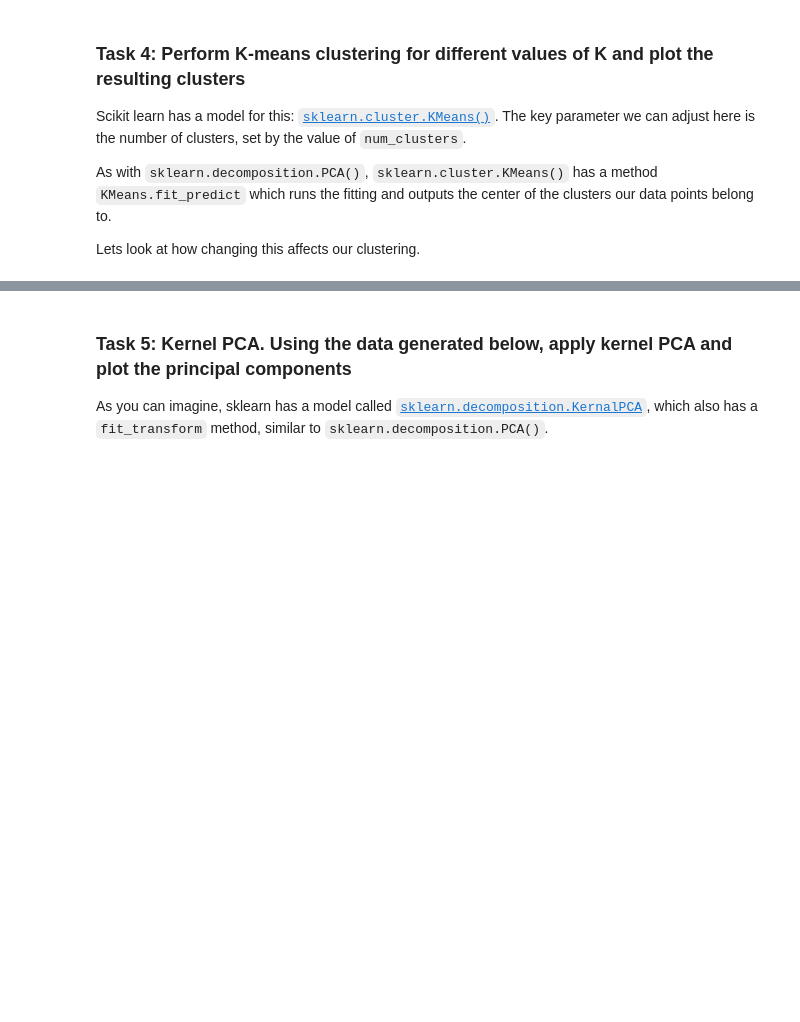
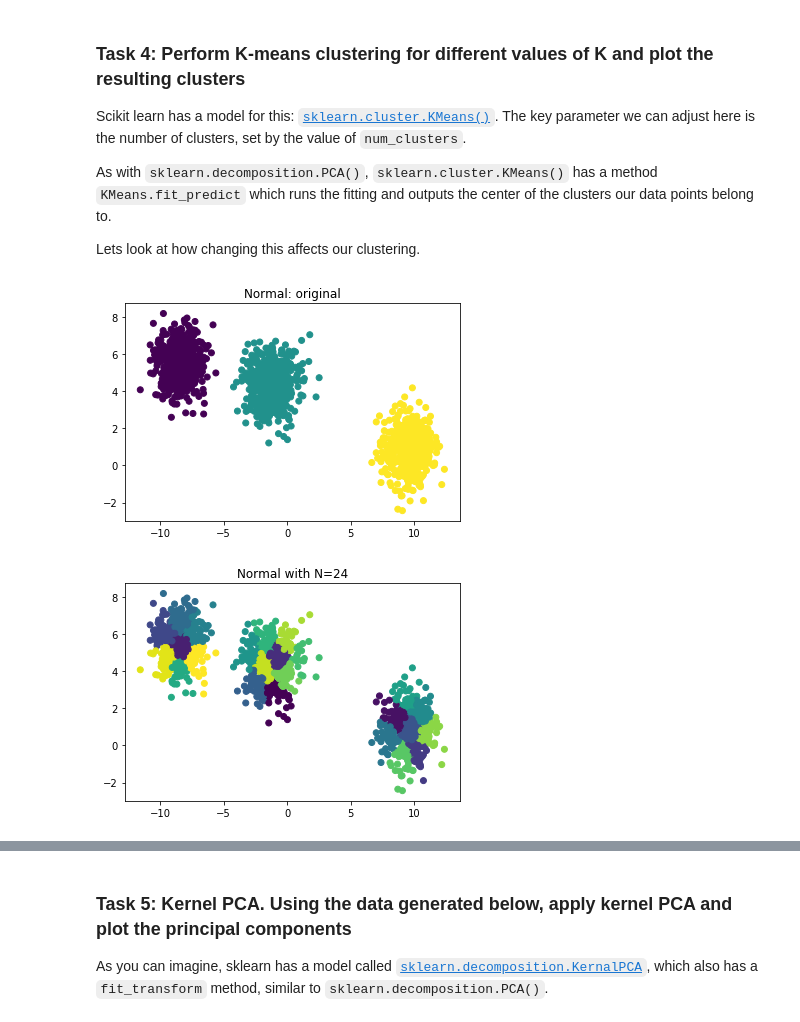
Before and after one commit to lc5415/hda_msc_tutorials, a Jupyter notebook: 6_Unsupervised_and_CNNs/PCA_and_kmeans.ipynb, the cells around one changed output, grey strips where cells are left out. Saved outputs shown, nothing was run; the diff lists cells and outputs as text; code cells hidden in the pictures; blank space fills up the shorter version.

```diff
--- a/6_Unsupervised_and_CNNs/PCA_and_kmeans.ipynb
+++ b/6_Unsupervised_and_CNNs/PCA_and_kmeans.ipynb
@@ -94,34 +121,37 @@ Lets look at how changing this affects our clustering.
 # %%
 from sklearn.cluster import KMeans
 from sklearn.datasets import make_blobs
 
 # Create some data
 n_samples = 1500
 
 title='Normal'
 X, y = make_blobs(n_samples=n_samples, random_state=7)
 
 # Plot the data
 plt.scatter(X[:, 0], X[:, 1], c=y)
 plt.title(f'{title}: original')
 plt.show()
 
 
 
 def plot_kmeans_n(n=2, data_set=X):
     # Initiate a KMeans() model that takes in num_clusters as a variable n.
-
+    mod = KMeans(n_clusters = n)
 
     # Predict the centers of the datasets using fit_predict(data_set) that takes in the variable data_set.
 
-    y_pred =
+    y_pred = mod.fit_predict(X)
     # Plot
     plt.scatter(data_set[:, 0], data_set[:, 1], c=y_pred)
     plt.title(f'{title} with N={n}')
     plt.show()
 
 # Try running this function for different values of n
-plot_kmeans_n(10, X)
+plot_kmeans_n(24, X)
+# %% [output]
+[figure, added]
+[figure, added]
 # %%
 # Now lets try a data set that is not as clearly separated.
 title='High Variance'
```
Also changed, not shown: parts of 10 cells of this notebook, 1 other file.
